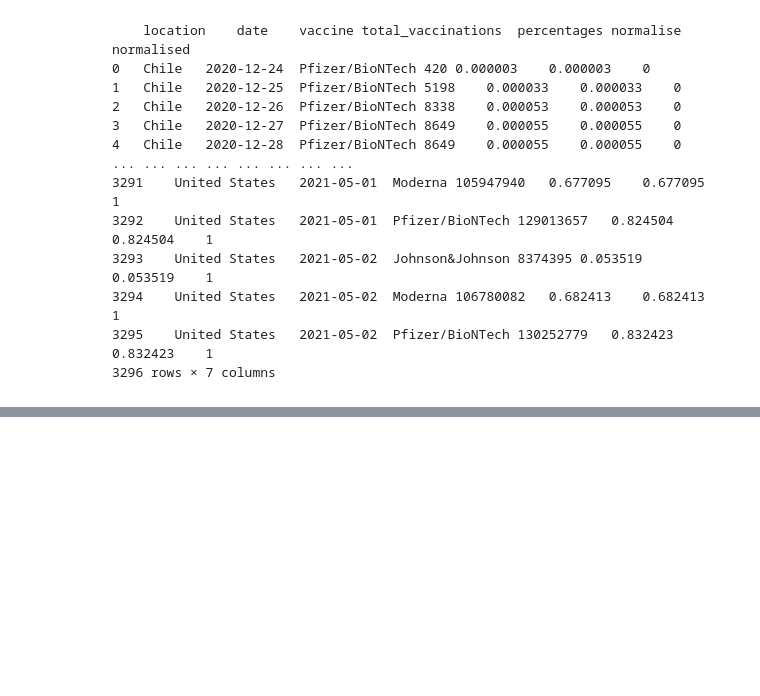
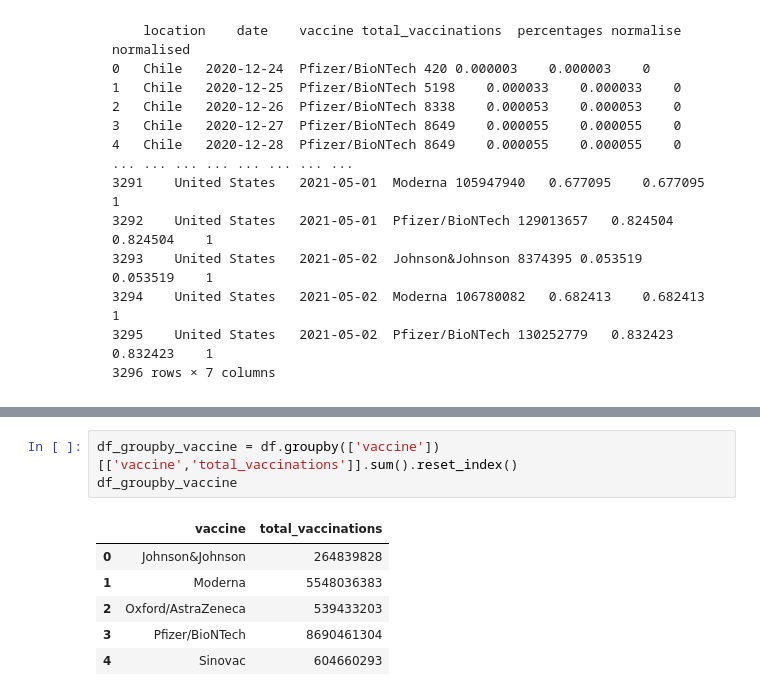
Before and after one commit to Jojomaque/DataScience, a Jupyter notebook: JOJONormalising_challenges.ipynb, the cells around one changed output, grey strips where cells are left out. Saved outputs shown, nothing was run; the diff lists cells and outputs as text; blank space fills up the shorter version.

```diff
--- a/JOJONormalising_challenges.ipynb
+++ b/JOJONormalising_challenges.ipynb
@@ -437,0 +503,10 @@ Name: total_vaccinations, dtype: int64
+# %%
+df_groupby_vaccine = df.groupby(['vaccine'])[['vaccine','total_vaccinations']].sum().reset_index()
+df_groupby_vaccine
+# %% [output]
+|  | vaccine | total_vaccinations |
+| 0 | Johnson&Johnson | 264839828 |
+| 1 | Moderna | 5548036383 |
+| 2 | Oxford/AstraZeneca | 539433203 |
+| 3 | Pfizer/BioNTech | 8690461304 |
+| 4 | Sinovac | 604660293 |
```
Also changed, not shown: parts of 4 cells of this notebook.
